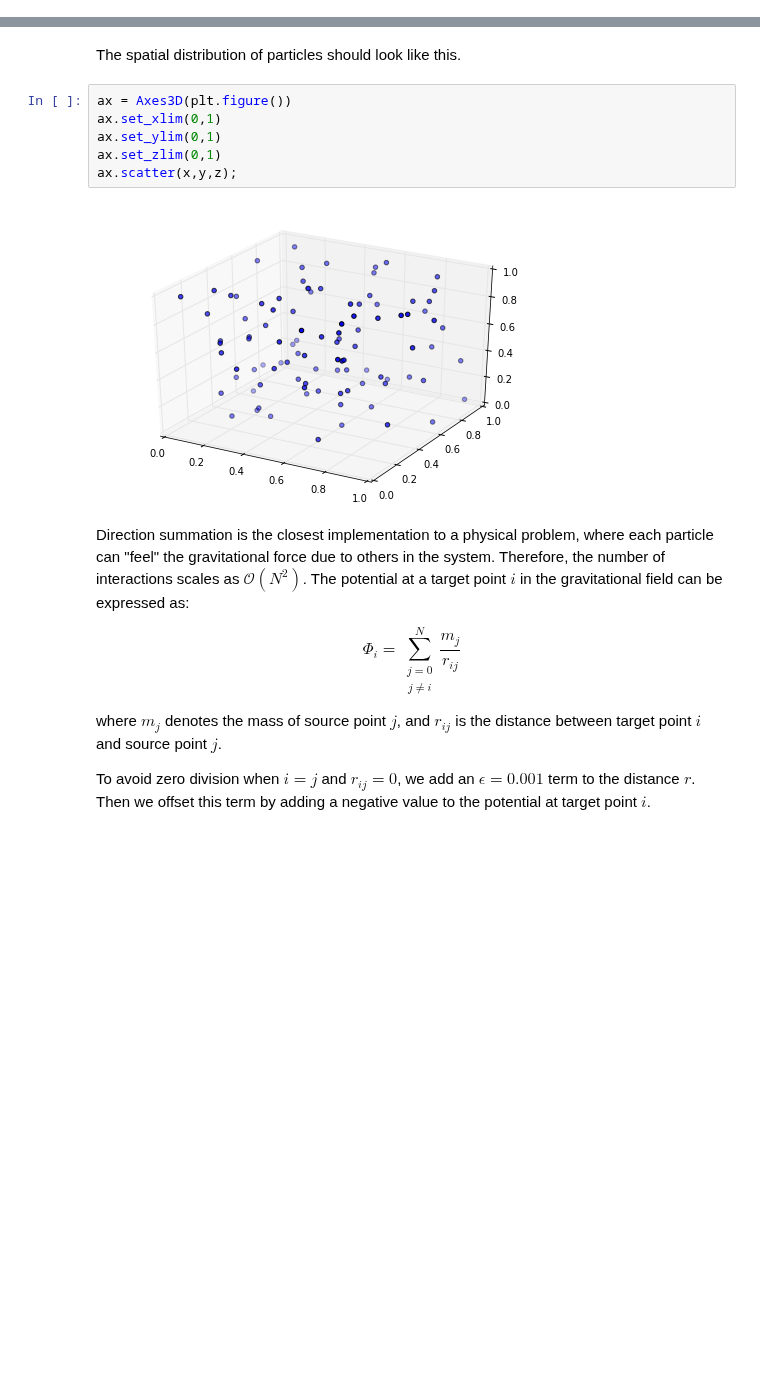
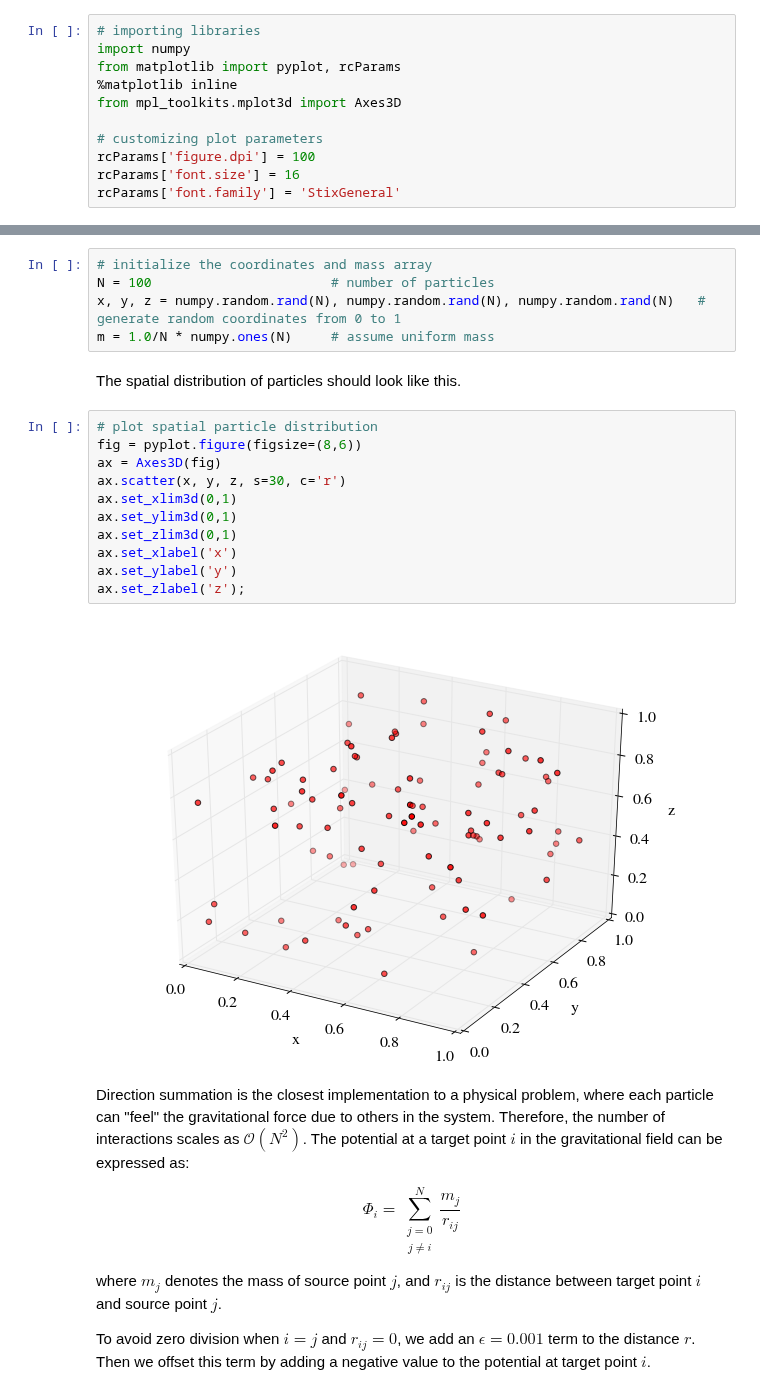
Before and after one commit to barbagroup/FMM_tutorial, a Jupyter notebook: 01_direct_summation.ipynb, the cells around one changed output, grey strips where cells are left out. Drawn from its saved outputs; the diff is of its cells as text; blank space fills up the shorter version.

```diff
--- a/01_direct_summation.ipynb
+++ b/01_direct_summation.ipynb
@@ -16,3 +15,14 @@ from mpl_toolkits.mplot3d import Axes3D
+# %%
+# importing libraries
+import numpy
+from matplotlib import pyplot, rcParams
+%matplotlib inline
+from mpl_toolkits.mplot3d import Axes3D
+
+# customizing plot parameters
+rcParams['figure.dpi'] = 100
+rcParams['font.size'] = 16
+rcParams['font.family'] = 'StixGeneral'
 # %% [markdown]
 Many physical problems require the evaluation of all pairwise interactions of a large number of particles, and we usually call them N-body problems. A direct simulation of the N-body problem cost $\mathcal{O} \left(N^2 \right)$ operations. In this tutorial, a treecode algorithm is demonstated to reduce the computation cost to $\mathcal{O} \left( N\log N \right)$ on a gravitational N-body problem.
 In the first Ipython Notebook, we will use the most straightforward way to calculate the gravitational field at each point.
@@ -33,13 +31,23 @@ for i in range(N):
+# %%
+# initialize the coordinates and mass array
+N = 100                       # number of particles
+x, y, z = numpy.random.rand(N), numpy.random.rand(N), numpy.random.rand(N)   # generate random coordinates from 0 to 1
+m = 1.0/N * numpy.ones(N)     # assume uniform mass
 # %% [markdown]
 The spatial distribution of particles should look like this.
-# %%
-ax = Axes3D(plt.figure())
-ax.set_xlim(0,1)
-ax.set_ylim(0,1)
-ax.set_zlim(0,1)
-ax.scatter(x,y,z);
-# %% [output]
-[figure, removed]
+# %%
+# plot spatial particle distribution
+fig = pyplot.figure(figsize=(8,6))
+ax = Axes3D(fig)
+ax.scatter(x, y, z, s=30, c='r')
+ax.set_xlim3d(0,1)
+ax.set_ylim3d(0,1)
+ax.set_zlim3d(0,1)
+ax.set_xlabel('x')
+ax.set_ylabel('y')
+ax.set_zlabel('z');
+# %% [output]
+[figure, added]
 # %% [markdown]
 Direction summation is the closest implementation to a physical problem, where each particle can "feel" the gravitational force due to others in the system. Therefore, the number of interactions scales as $\mathcal{O} \left(N^2 \right)$. The potential at a target point $i$ in the gravitational field can be expressed as:
 
```
Also changed, not shown: parts of 9 cells of this notebook.
